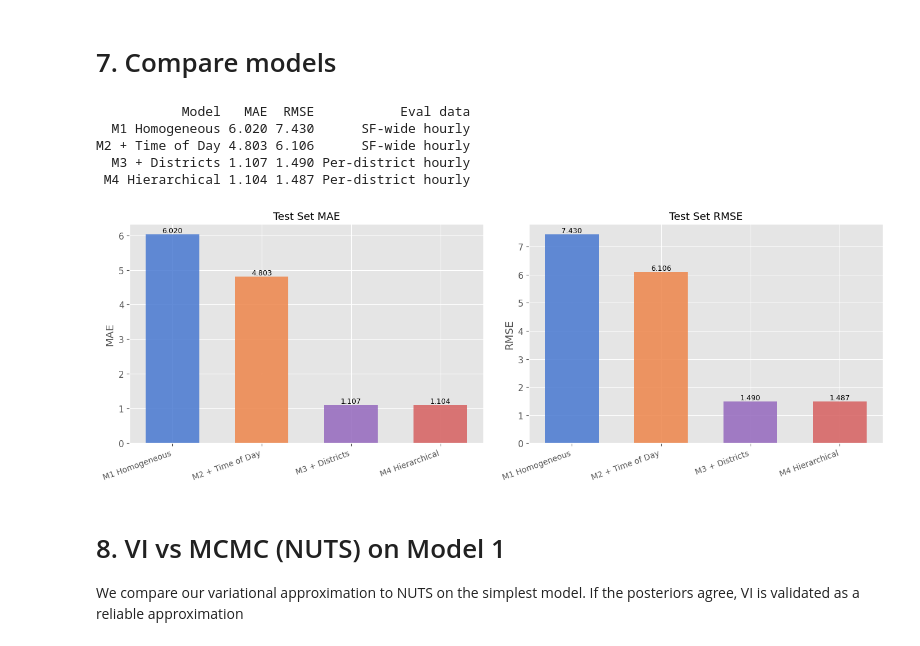
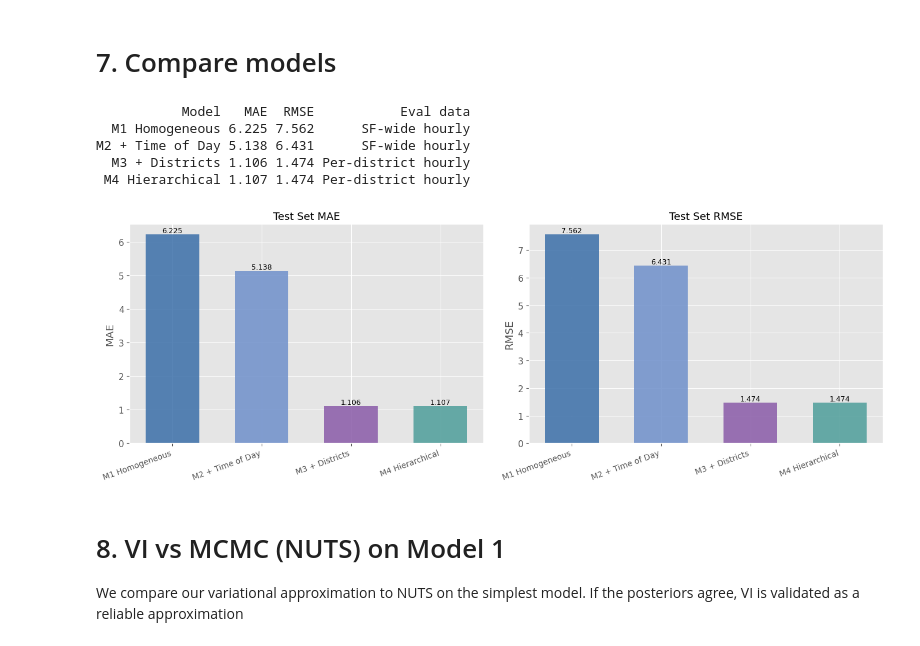
Before and after one commit to bodvarsdottirkristin/model-based, a Jupyter notebook: src/models/models_final.ipynb, the cells around one changed output. Drawn from its saved outputs; the diff is of its cells as text; code cells hidden in the pictures.

```diff
--- a/src/models/models_final.ipynb
+++ b/src/models/models_final.ipynb
@@ -81,7 +81,7 @@ df['hour_bin'] = df['Incident Datetime'].dt.floor('h')
 df['hour_of_day'] = df['Incident Datetime'].dt.hour
 df['day_of_week'] = df['Incident Datetime'].dt.dayofweek
 
-df_train = df[df['Incident Datetime'].dt.year.isin([2018,2019,2020,2021,2022])].copy()
+df_train = df[df['Incident Datetime'].dt.year.isin([2018,2019,2020,2021,2022,2023])].copy()
 df_test = df[df['Incident Datetime'].dt.year.isin([2024,2025])].copy()
 # %%
 def make_hourly_sfwide(subset, t0, t1):
@@ -107,10 +107,10 @@ districts    = sorted(df['Police District'].dropna().unique())
 district_map = {d: i for i, d in enumerate(districts)}
 N_DISTRICTS  = len(districts)
 
-train_sf   = make_hourly_sfwide(df_train, '2018-01-01', '2023-01-01')
-test_sf    = make_hourly_sfwide(df_test,  '2024-01-01', '2025-01-01')
-train_dist = make_hourly_district(df_train, '2018-01-01', '2023-01-01', districts)
-test_dist  = make_hourly_district(df_test,  '2024-01-01', '2025-01-01', districts)
+train_sf   = make_hourly_sfwide(df_train, '2018-01-01', '2024-01-01')
+test_sf    = make_hourly_sfwide(df_test,  '2024-01-01', '2026-01-01')
+train_dist = make_hourly_district(df_train, '2018-01-01', '2024-01-01', districts)
+test_dist  = make_hourly_district(df_test,  '2024-01-01', '2026-01-01', districts)
 train_dist['district_id'] = train_dist['Police District'].map(district_map)
 test_dist['district_id']  = test_dist['Police District'].map(district_map)
 
@@ -612,39 +690,39 @@ results = pd.DataFrame({
         'M3 + Districts',
         'M4 Hierarchical',
     ],
     'MAE':  [round(mae1,3), round(mae2,3), round(mae3,3), round(mae4,3)],
     'RMSE': [round(rmse1,3), round(rmse2,3), round(rmse3,3), round(rmse4,3)],
     'Eval data': [
         'SF-wide hourly', 'SF-wide hourly',
         'Per-district hourly',
         'Per-district hourly',
     ],
 })
 print(results.to_string(index=False))
 
 x = np.arange(len(results))
-colors = ['#4878d0','#ee854a','#9467bd','#d65f5f']
+colors = ['#3B6EA8', '#6E8FCB', '#8A5BA8', '#4E9E9A']
 
 fig, axes = plt.subplots(1, 2, figsize=(14, 5))
 for ax_, metric in zip(axes, ['MAE','RMSE']):
     bars = ax_.bar(x, results[metric], color=colors, alpha=0.85, width=0.6)
     ax_.set_xticks(x)
     ax_.set_xticklabels(results['Model'], rotation=20, ha='right', fontsize=10)
     ax_.set_title(f'Test Set {metric}', fontsize=13)
     ax_.set_ylabel(metric)
     for bar, val in zip(bars, results[metric]):
         ax_.text(bar.get_x() + bar.get_width()/2, bar.get_height() + 0.001,
                  f'{val:.3f}', ha='center', va='bottom', fontsize=9)
 plt.tight_layout()
 display(fig)
 plt.close()
 # %% [output]
            Model   MAE  RMSE           Eval data
-  M1 Homogeneous 6.020 7.430      SF-wide hourly
-M2 + Time of Day 4.803 6.106      SF-wide hourly
-  M3 + Districts 1.107 1.490 Per-district hourly
- M4 Hierarchical 1.104 1.487 Per-district hourly
+  M1 Homogeneous 6.225 7.562      SF-wide hourly
+M2 + Time of Day 5.138 6.431      SF-wide hourly
+  M3 + Districts 1.106 1.474 Per-district hourly
+ M4 Hierarchical 1.107 1.474 Per-district hourly
-[figure, old version]
+[figure, new version]
 # %% [markdown]
 # 8. VI vs MCMC (NUTS) on Model 1
 
```
Also changed, not shown: parts of 17 cells of this notebook, 4 other files.
